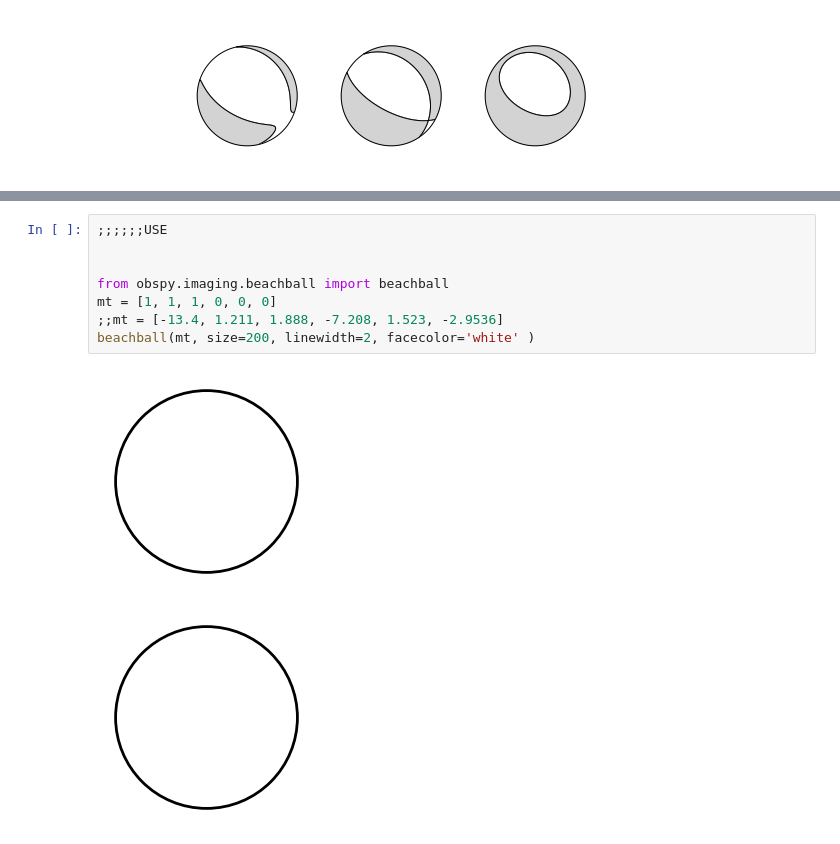
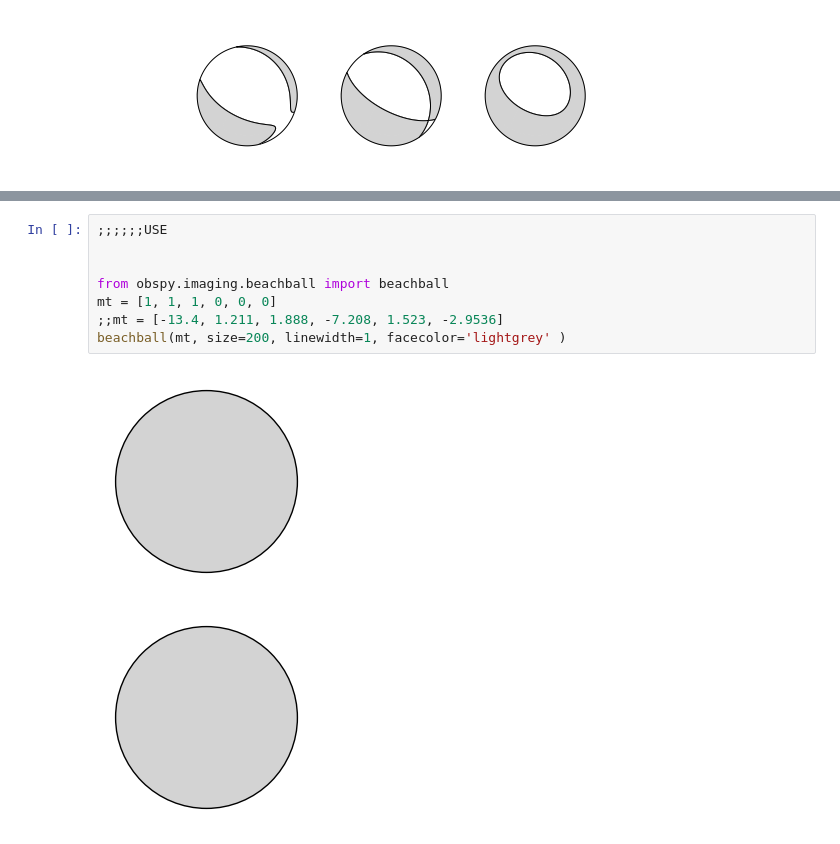
Before and after one commit to brioglade/gmt, a Jupyter notebook: meca.ipynb, the cells around one changed output, grey strips where cells are left out. Drawn from its saved outputs; the diff is of its cells as text.

```diff
--- a/meca.ipynb
+++ b/meca.ipynb
@@ -76,14 +76,14 @@ Successfully installed obspy-1.2.2
 # %%
 ;;;;;;USE
 
 
 from obspy.imaging.beachball import beachball
 mt = [1, 1, 1, 0, 0, 0]
 ;;mt = [-13.4, 1.211, 1.888, -7.208, 1.523, -2.9536]
-beachball(mt, size=200, linewidth=2, facecolor='white' )
+beachball(mt, size=200, linewidth=1, facecolor='lightgrey' )
 # %% [output]
-[figure, old version]
+[figure, new version]
-[figure, old version]
+[figure, new version]
 # %%
 ;;;;;;;NED
 
```
Also changed, not shown: parts of 4 cells of this notebook.
